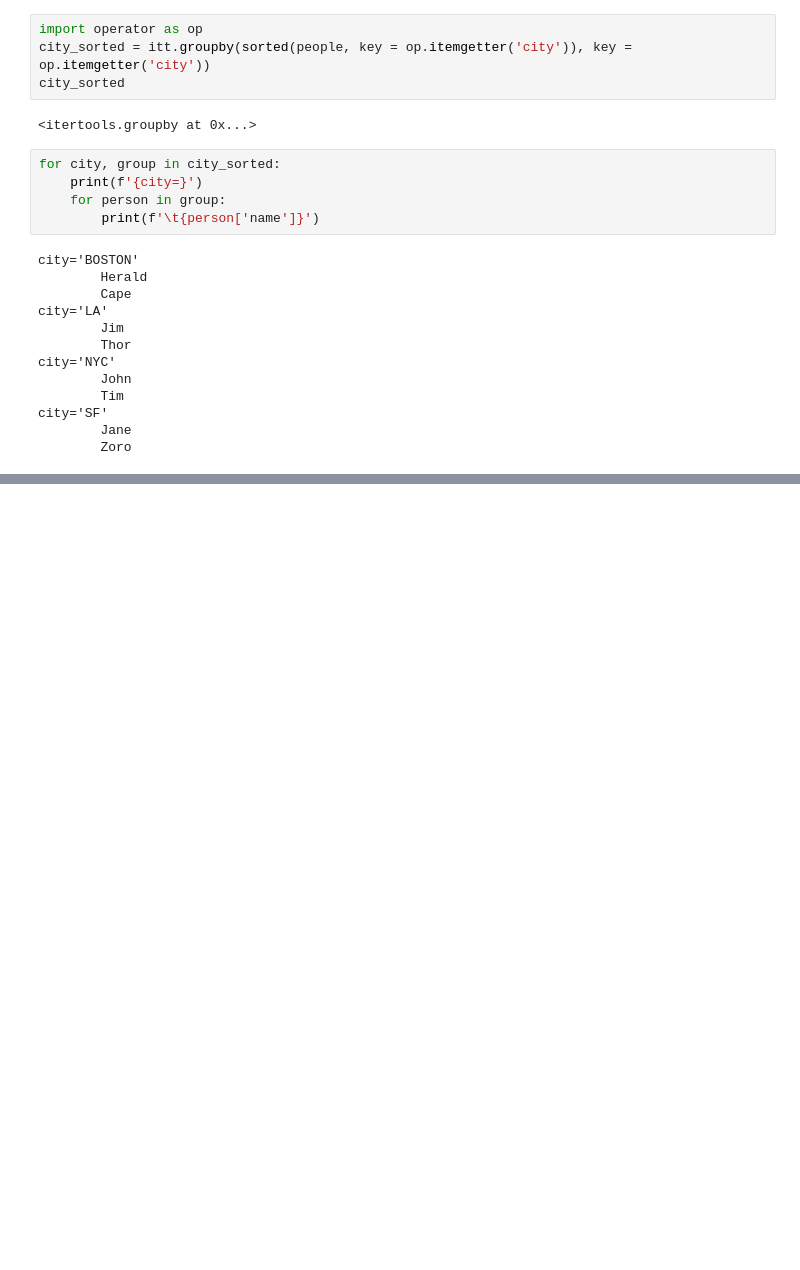
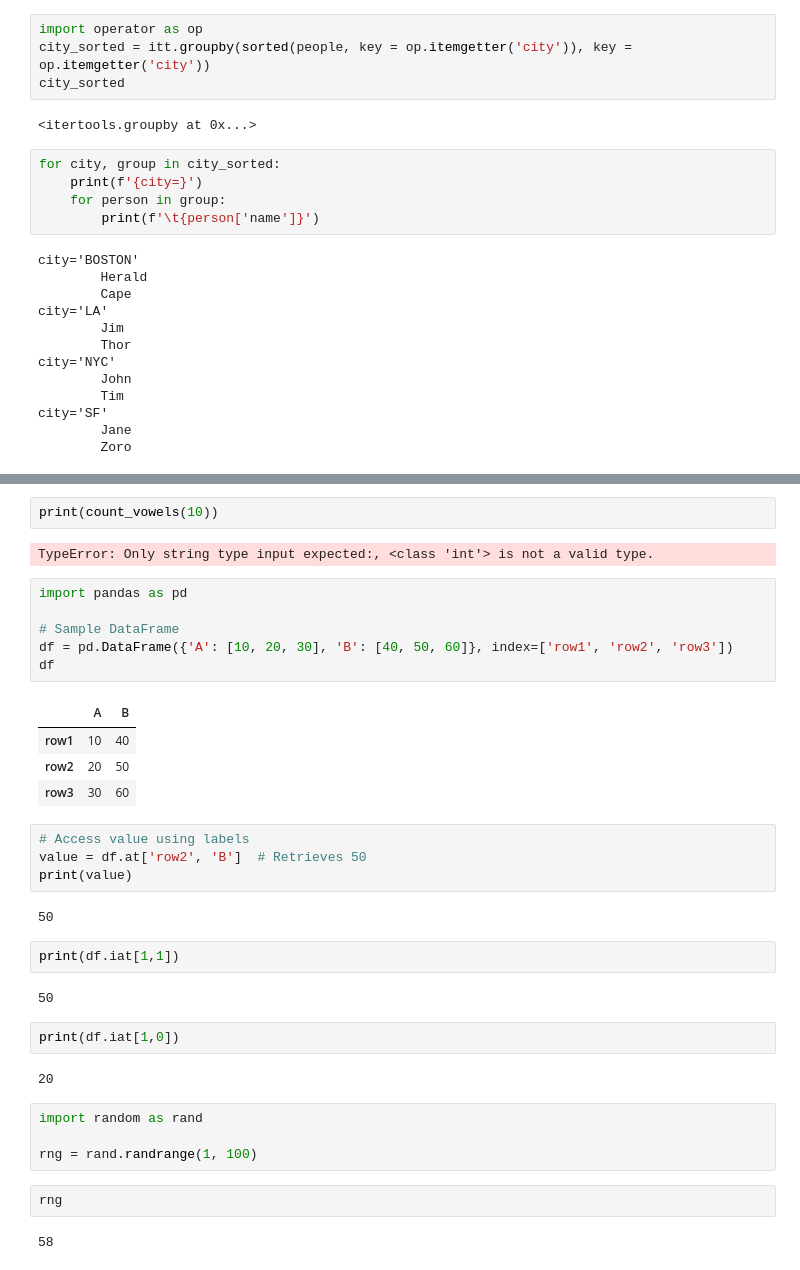
Before and after one commit to AnshuBantra/Python, a Jupyter notebook: notebook_test.ipynb, the cells around one changed output, grey strips where cells are left out. Drawn from its saved outputs; the diff is of its cells as text; blank space fills up the shorter version.

```diff
--- a/notebook_test.ipynb
+++ b/notebook_test.ipynb
@@ -581,0 +620,37 @@ city='SF'
+# %%
+print(count_vowels(10))
+# %% [output]
+TypeError: Only string type input expected:, <class 'int'> is not a valid type.
+# %%
+import pandas as pd
+
+# Sample DataFrame
+df = pd.DataFrame({'A': [10, 20, 30], 'B': [40, 50, 60]}, index=['row1', 'row2', 'row3'])
+df
+# %% [output]
+|  | A | B |
+| row1 | 10 | 40 |
+| row2 | 20 | 50 |
+| row3 | 30 | 60 |
+# %%
+# Access value using labels
+value = df.at['row2', 'B']  # Retrieves 50
+print(value)
+# %% [output]
+50
+# %%
+print(df.iat[1,1])
+# %% [output]
+50
+# %%
+print(df.iat[1,0])
+# %% [output]
+20
+# %%
+import random as rand
+
+rng = rand.randrange(1, 100)
+# %%
+rng
+# %% [output]
+58
```
Also changed, not shown: parts of 4 cells of this notebook, 21 other files.
